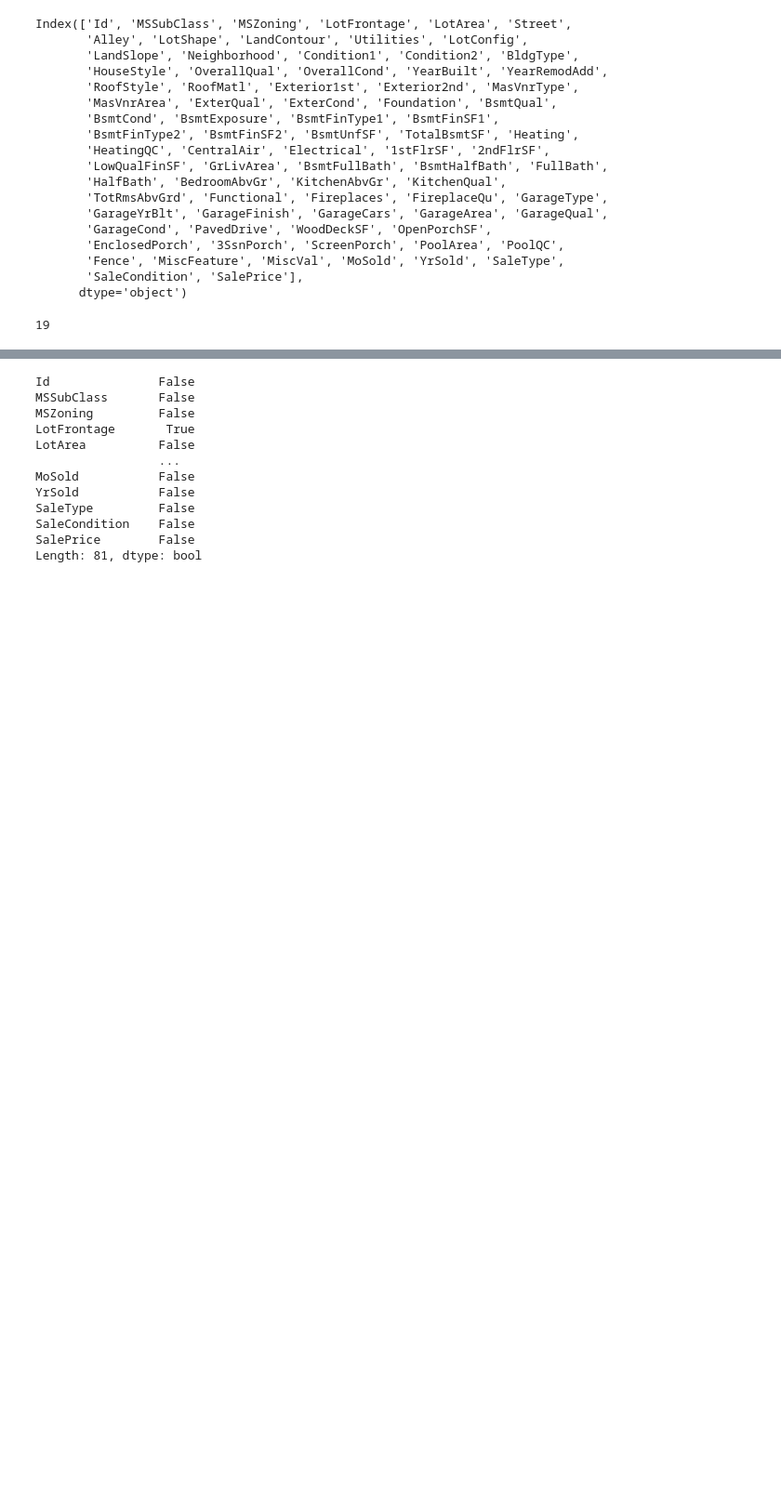
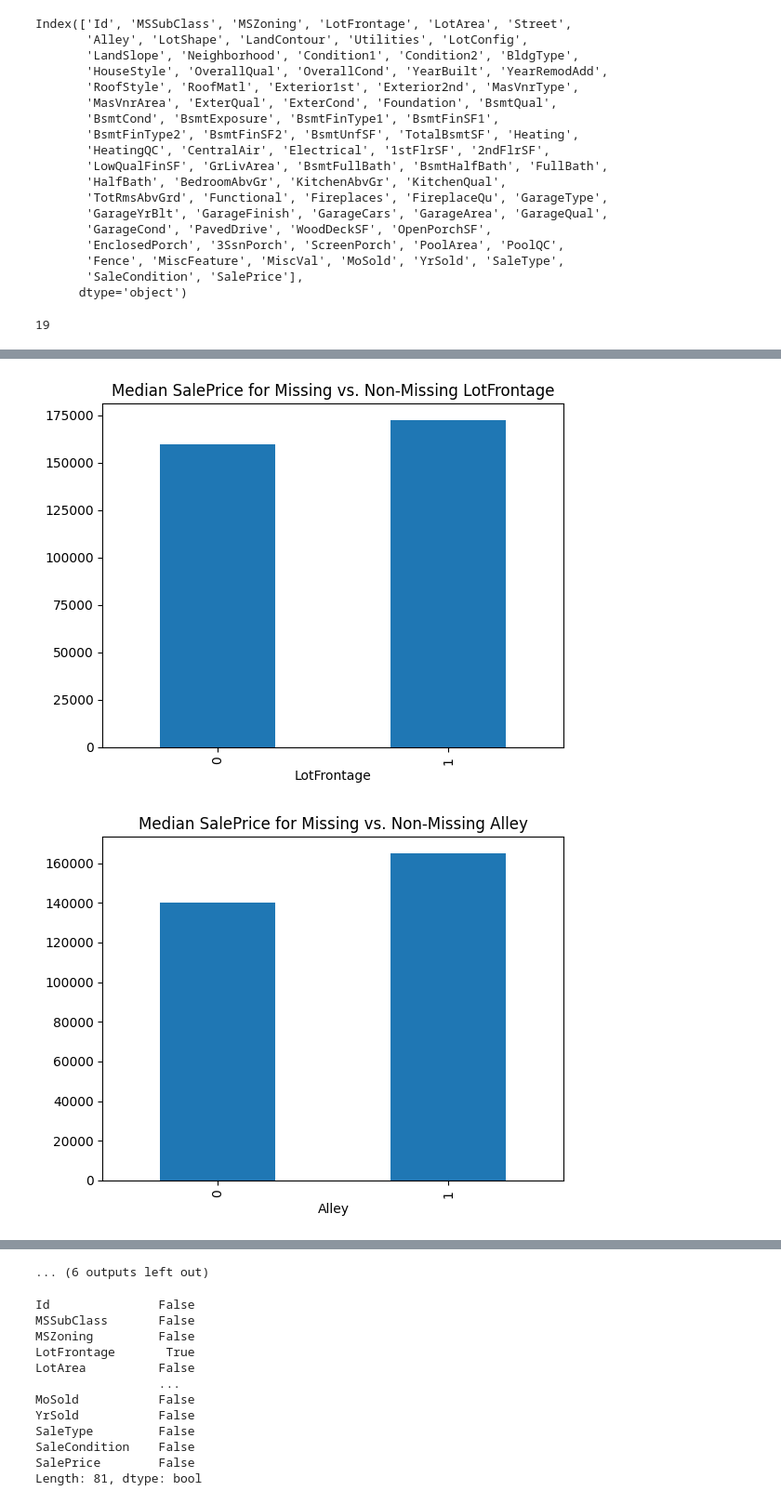
Before and after one commit to lunatic-bot/MLPracticeExercises, a Jupyter notebook: AdvancedHousePricePrediction.ipynb, the cells around one changed output, grey strips where cells are left out. Shown at 93% size. Cells and saved outputs as stored; diff of their text form; code cells hidden in the pictures; blank space fills up the shorter version.

Commit message:
HousePrediction-TrainFE

```diff
--- a/AdvancedHousePricePrediction.ipynb
+++ b/AdvancedHousePricePrediction.ipynb
@@ -64,3 +64,9 @@ Index(['Id', 'MSSubClass', 'MSZoning', 'LotFrontage', 'LotArea', 'Street',
 train_data.isna().any().sum()
 # %% [output]
 19
+# %%
+## feature with NA values -
+features_with_na = [feature for feature in train_data.columns if train_data[feature].isnull().sum()>1]
+
+for feature in features_with_na:
+    print(feature, " : ", np.round(train_data[feature].isnull().mean(), 4), "% missing values.")
@@ -66,0 +92,13 @@ train_data.isna().any().sum()
+# %%
+## find relationship between missing values and SalePrice
+for feature in features_with_na:
+    data = train_data.copy()
+
+    data[feature] = np.where(data[feature].isnull(), 1 ,0)
+    grouped_data = data.groupby(feature)['SalePrice'].median()
+    grouped_data.plot.bar()
+    plt.title(f"Median SalePrice for Missing vs. Non-Missing {feature}")
+    plt.show()
+# %% [output]
+[figure, added]
+[figure, added]
@@ -67,3 +115,4 @@ train_data.isna().any().sum()
+... (6 outputs left out)
 # %%
 train_data.isna().any()
 # %% [output]
```
Also changed, not shown: parts of 85 cells of this notebook, 1 other file.
